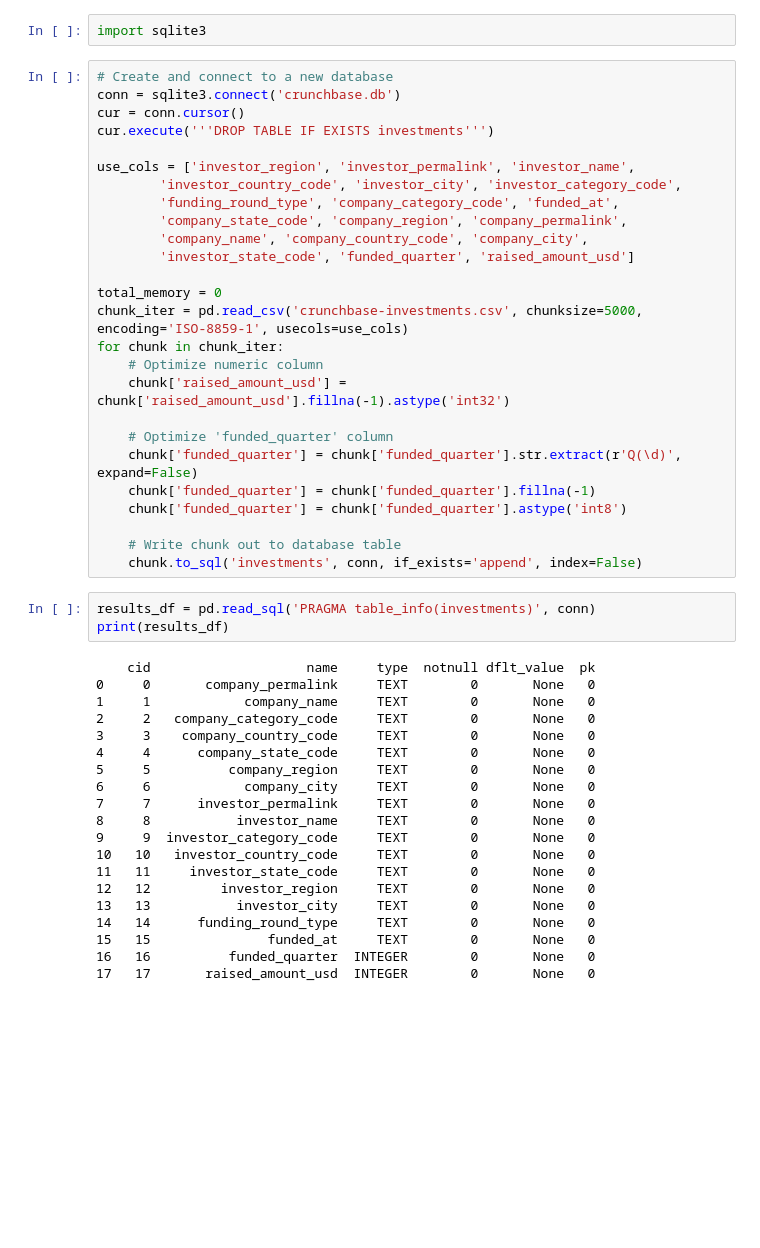
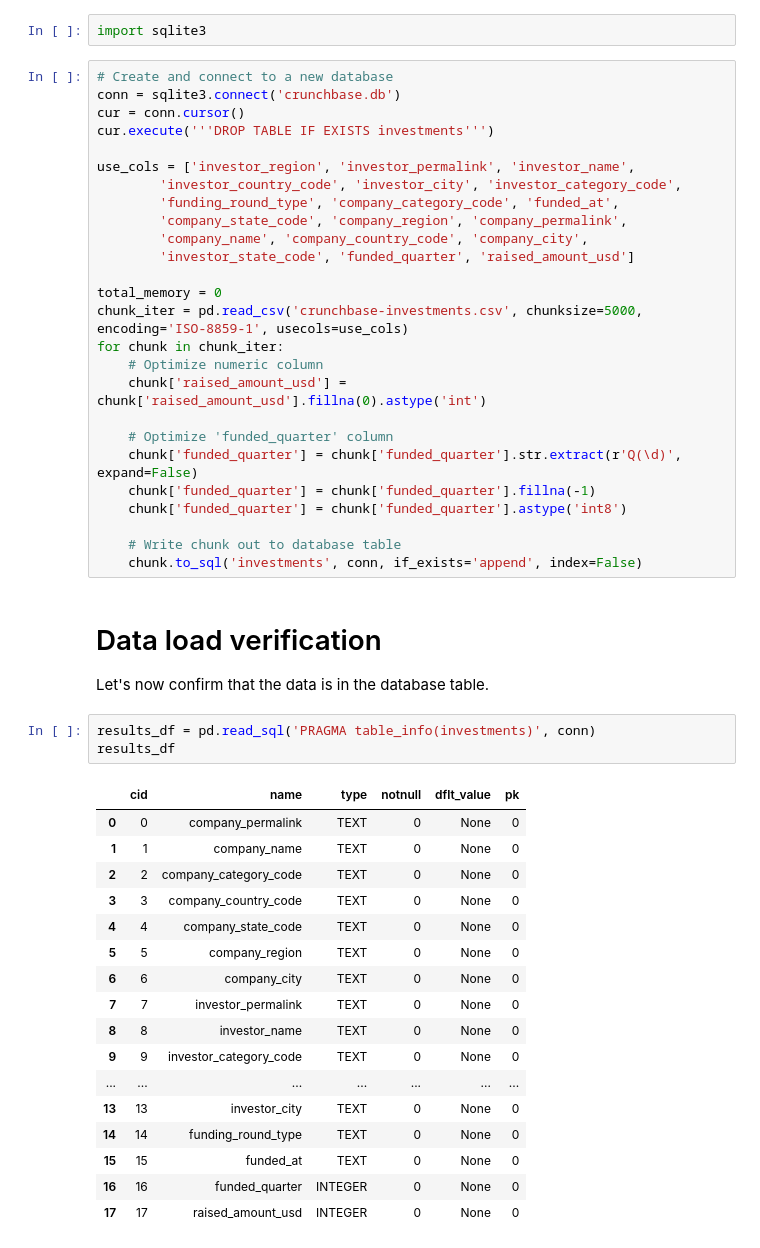
Before and after one commit to jdavidp/dataquest-projects, a Jupyter notebook: project3/crunchbase.ipynb, the cells around one changed output. Saved outputs shown, nothing was run; the diff lists cells and outputs as text; blank space fills up the shorter version.

Commit message:
Project 3: Data load verification/start of analysis

```diff
--- a/project3/crunchbase.ipynb
+++ b/project3/crunchbase.ipynb
@@ -308,7 +320,7 @@ total_memory = 0
 chunk_iter = pd.read_csv('crunchbase-investments.csv', chunksize=5000, encoding='ISO-8859-1', usecols=use_cols)
 for chunk in chunk_iter:
     # Optimize numeric column
-    chunk['raised_amount_usd'] = chunk['raised_amount_usd'].fillna(-1).astype('int32')
+    chunk['raised_amount_usd'] = chunk['raised_amount_usd'].fillna(0).astype('int')
 
     # Optimize 'funded_quarter' column
     chunk['funded_quarter'] = chunk['funded_quarter'].str.extract(r'Q(\d)', expand=False)
@@ -317,28 +329,30 @@ for chunk in chunk_iter:
 
     # Write chunk out to database table
     chunk.to_sql('investments', conn, if_exists='append', index=False)
+# %% [markdown]
+# Data load verification
+
+Let's now confirm that the data is in the database table.
 # %%
 results_df = pd.read_sql('PRAGMA table_info(investments)', conn)
-print(results_df)
+results_df
 # %% [output]
-    cid                    name     type  notnull dflt_value  pk
-0     0       company_permalink     TEXT        0       None   0
-1     1            company_name     TEXT        0       None   0
-2     2   company_category_code     TEXT        0       None   0
-3     3    company_country_code     TEXT        0       None   0
-4     4      company_state_code     TEXT        0       None   0
-5     5          company_region     TEXT        0       None   0
-6     6            company_city     TEXT        0       None   0
-7     7      investor_permalink     TEXT        0       None   0
-8     8           investor_name     TEXT        0       None   0
-9     9  investor_category_code     TEXT        0       None   0
-10   10   investor_country_code     TEXT        0       None   0
-11   11     investor_state_code     TEXT        0       None   0
-12   12         investor_region     TEXT        0       None   0
-13   13           investor_city     TEXT        0       None   0
-14   14      funding_round_type     TEXT        0       None   0
-15   15               funded_at     TEXT        0       None   0
-16   16          funded_quarter  INTEGER        0       None   0
-17   17       raised_amount_usd  INTEGER        0       None   0
+|  | cid | name | type | notnull | dflt_value | pk |
+| 0 | 0 | company_permalink | TEXT | 0 | None | 0 |
+| 1 | 1 | company_name | TEXT | 0 | None | 0 |
+| 2 | 2 | company_category_code | TEXT | 0 | None | 0 |
+| 3 | 3 | company_country_code | TEXT | 0 | None | 0 |
+| 4 | 4 | company_state_code | TEXT | 0 | None | 0 |
+| 5 | 5 | company_region | TEXT | 0 | None | 0 |
+| 6 | 6 | company_city | TEXT | 0 | None | 0 |
+| 7 | 7 | investor_permalink | TEXT | 0 | None | 0 |
+| 8 | 8 | investor_name | TEXT | 0 | None | 0 |
+| 9 | 9 | investor_category_code | TEXT | 0 | None | 0 |
+| ... | ... | ... | ... | ... | ... | ... |
+| 13 | 13 | investor_city | TEXT | 0 | None | 0 |
+| 14 | 14 | funding_round_type | TEXT | 0 | None | 0 |
+| 15 | 15 | funded_at | TEXT | 0 | None | 0 |
+| 16 | 16 | funded_quarter | INTEGER | 0 | None | 0 |
+| 17 | 17 | raised_amount_usd | INTEGER | 0 | None | 0 |
 # %%
 results_df = pd.read_sql('SELECT COUNT(*) FROM investments', conn)
```
Also changed, not shown: parts of 8 cells of this notebook, 1 other file.
